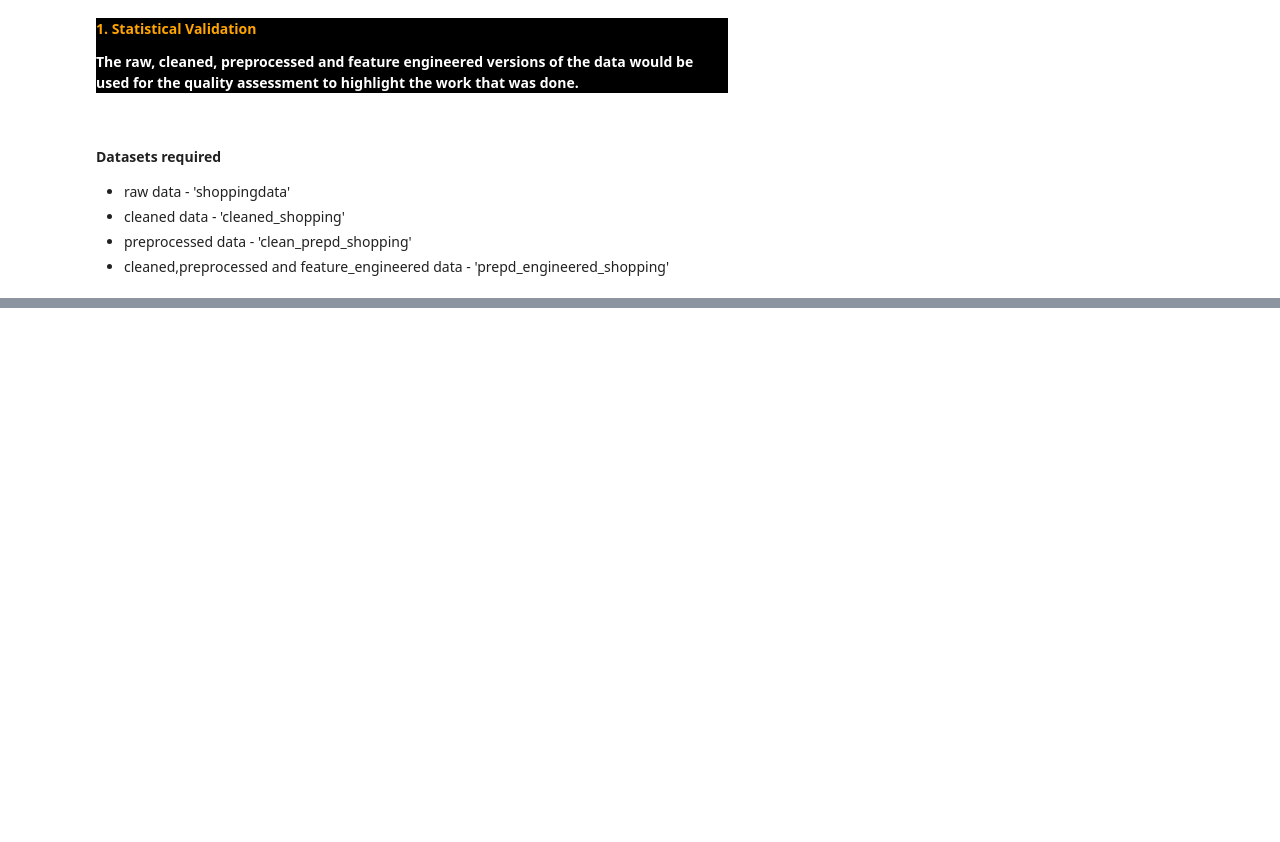
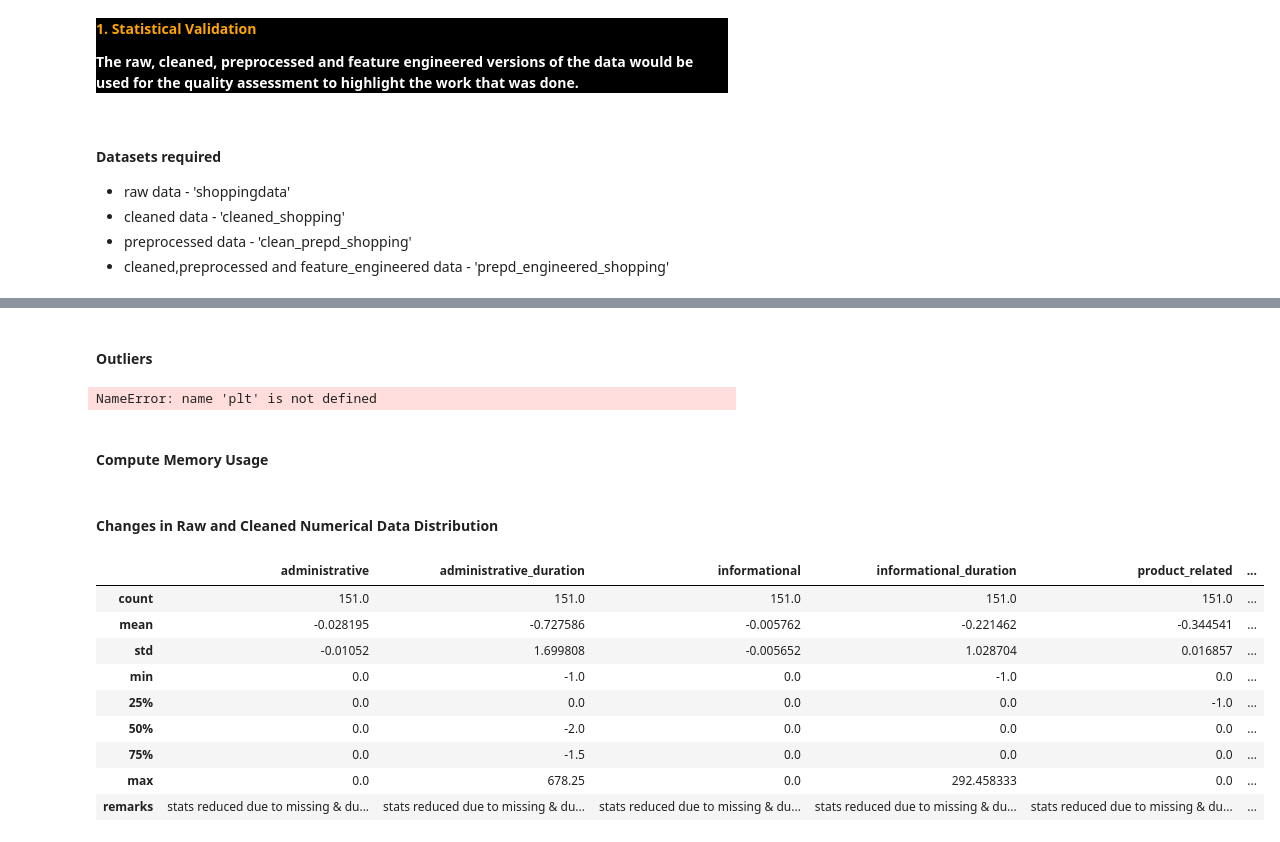
Before and after one commit to Craphtr/online-shopping-ml-case-study, a Jupyter notebook: data_quality_assessment.ipynb, the cells around one changed output, grey strips where cells are left out. Cells and saved outputs as stored; diff of their text form; code cells hidden in the pictures; blank space fills up the shorter version.

```diff
--- a/data_quality_assessment.ipynb
+++ b/data_quality_assessment.ipynb
@@ -111,0 +125,3 @@ invalid data
+# %%
+cleaned_stats = cleaned_shopping.select_dtypes(include=['float64']).describe()
+cleaned_stats
@@ -127,0 +210,10 @@ Missing Data
+# %% [markdown]
+#### __Outliers__
+# %%
+plt.figure(figsize=(12,7))
+sb.boxplot(cleaned_data['product_related_duration'])
+plt.show()
+# %% [output]
+NameError: name 'plt' is not defined
+# %% [markdown]
+#### __Compute Memory Usage__
@@ -127,0 +223,28 @@ Missing Data
+# %% [markdown]
+#### __Changes in Raw and Cleaned Numerical Data Distribution__
+# %%
+raw_clean_diff = raw_stats - cleaned_stats
+remarks={'administrative':'stats reduced due to missing & duplicate entries',
+         'administrative_duration':'stats reduced due to missing & duplicate entries',
+         'informational':'stats reduced due to missing & duplicate entries',
+         'informational_duration':'stats reduced due to missing & duplicate entries',
+         'product_related':'stats reduced due to missing & duplicate entries',
+         'product_related_duration':'stats reduced due to missing & duplicate entries',
+         'bounce_rates':'stats reduced due to missing & duplicate entries',
+         'exit_rates':'stats reduced due to missing & duplicate entries',
+         'page_values':'stats remain unchanged',
+         'special_day':'stats remain unchanged'}
+remarks_df = pd.DataFrame(remarks,index=['remarks'])
+raw_clean_data_diff = pd.concat([raw_clean_diff,remarks_df])
+raw_clean_data_diff
+# %% [output]
+|  | administrative | administrative_duration | informational | informational_duration | product_related | ... |
+| count | 151.0 | 151.0 | 151.0 | 151.0 | 151.0 | ... |
+| mean | -0.028195 | -0.727586 | -0.005762 | -0.221462 | -0.344541 | ... |
+| std | -0.01052 | 1.699808 | -0.005652 | 1.028704 | 0.016857 | ... |
+| min | 0.0 | -1.0 | 0.0 | -1.0 | 0.0 | ... |
+| 25% | 0.0 | 0.0 | 0.0 | 0.0 | -1.0 | ... |
+| 50% | 0.0 | -2.0 | 0.0 | 0.0 | 0.0 | ... |
+| 75% | 0.0 | -1.5 | 0.0 | 0.0 | 0.0 | ... |
+| max | 0.0 | 678.25 | 0.0 | 292.458333 | 0.0 | ... |
+| remarks | stats reduced due to missing & du... | stats reduced due to missing & du... | stats reduced due to missing & du... | stats reduced due to missing & du... | stats reduced due to missing & du... | ... |
```
Also changed, not shown: parts of 23 cells of this notebook.
